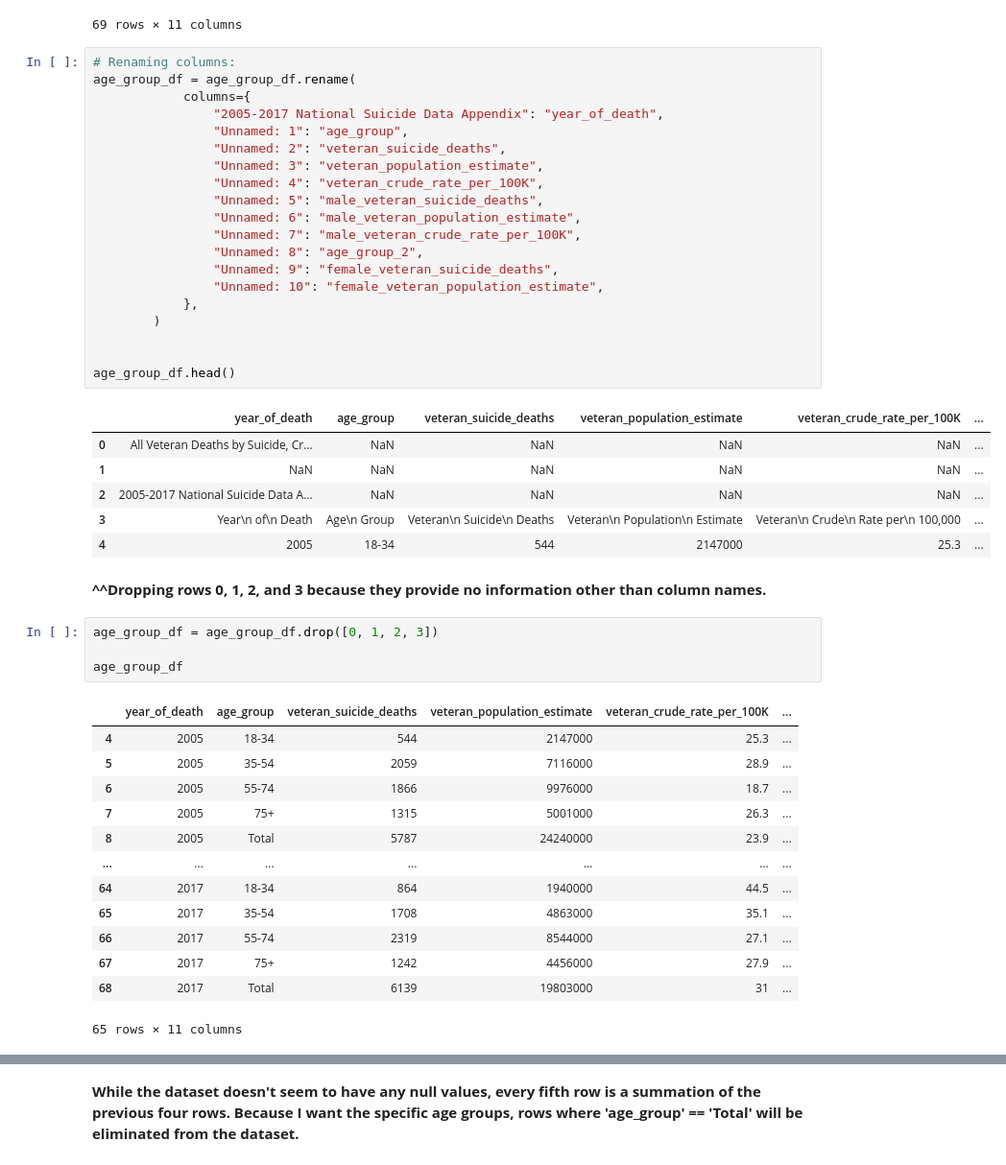
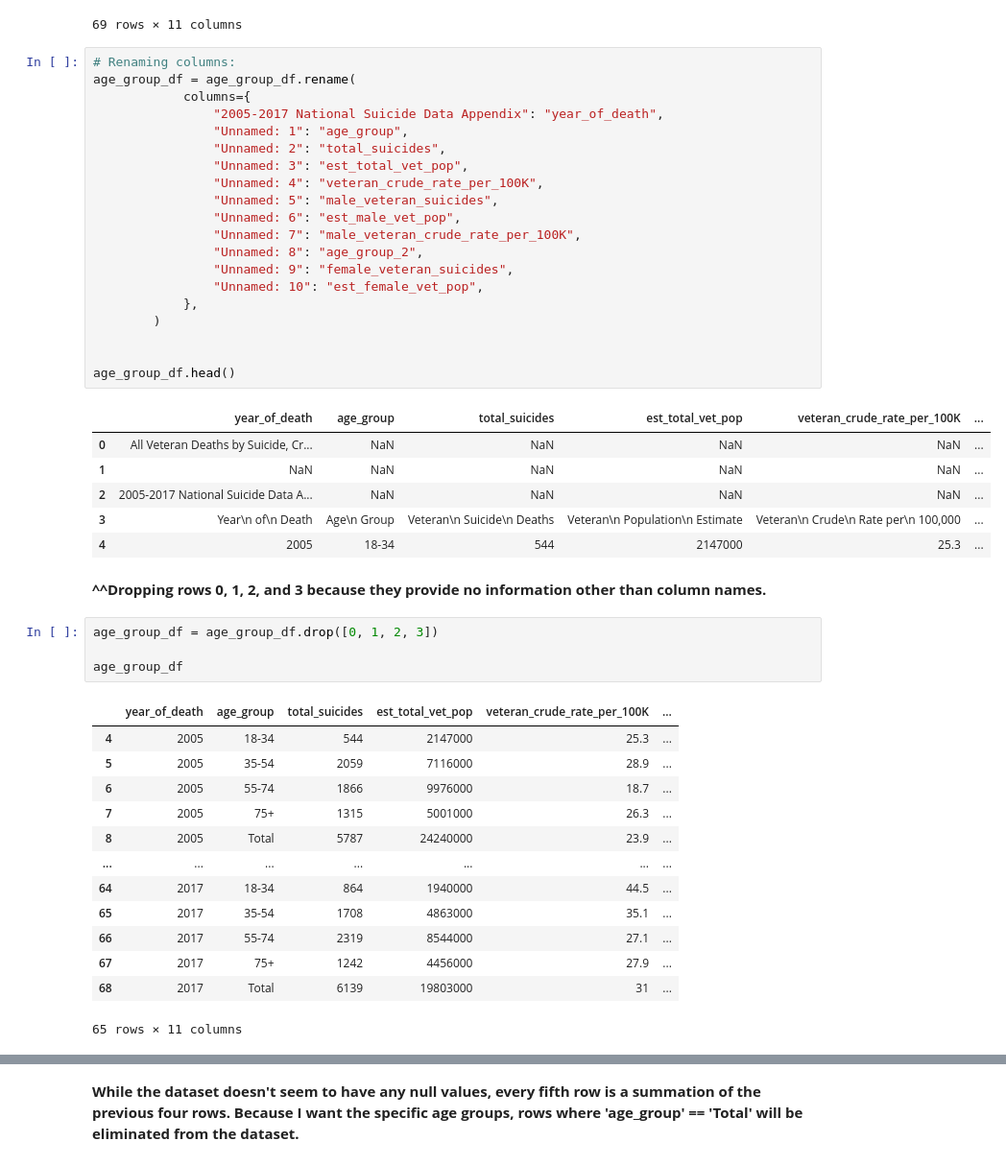
Before and after one commit to nickjoseph210/Soldier_Suicide_Prevention, a Jupyter notebook: prevention_acquire_scratch.ipynb, the cells around one changed output, grey strips where cells are left out. Shown at 96% size. Saved outputs shown, nothing was run; the diff lists cells and outputs as text.

```diff
--- a/prevention_acquire_scratch.ipynb
+++ b/prevention_acquire_scratch.ipynb
@@ -402,25 +402,25 @@ This is the AgeGroup DataFrame
 # %%
 # Renaming columns:
 age_group_df = age_group_df.rename(
             columns={
                 "2005-2017 National Suicide Data Appendix": "year_of_death",
                 "Unnamed: 1": "age_group",
-                "Unnamed: 2": "veteran_suicide_deaths",
-                "Unnamed: 3": "veteran_population_estimate",
+                "Unnamed: 2": "total_suicides",
+                "Unnamed: 3": "est_total_vet_pop",
                 "Unnamed: 4": "veteran_crude_rate_per_100K",
-                "Unnamed: 5": "male_veteran_suicide_deaths",
-                "Unnamed: 6": "male_veteran_population_estimate",
+                "Unnamed: 5": "male_veteran_suicides",
+                "Unnamed: 6": "est_male_vet_pop",
                 "Unnamed: 7": "male_veteran_crude_rate_per_100K",
                 "Unnamed: 8": "age_group_2",
-                "Unnamed: 9": "female_veteran_suicide_deaths",
-                "Unnamed: 10": "female_veteran_population_estimate",
+                "Unnamed: 9": "female_veteran_suicides",
+                "Unnamed: 10": "est_female_vet_pop",
             },
         )
 
 
 age_group_df.head()
 # %% [output]
-|  | year_of_death | age_group | veteran_suicide_deaths | veteran_population_estimate | veteran_crude_rate_per_100K | ... |
+|  | year_of_death | age_group | total_suicides | est_total_vet_pop | veteran_crude_rate_per_100K | ... |
 | 0 | All Veteran Deaths by Suicide, Cr... | NaN | NaN | NaN | NaN | ... |
 | 1 | NaN | NaN | NaN | NaN | NaN | ... |
 | 2 | 2005-2017 National Suicide Data A... | NaN | NaN | NaN | NaN | ... |
@@ -433,7 +433,7 @@ age_group_df = age_group_df.drop([0, 1, 2, 3])
 
 age_group_df
 # %% [output]
-|  | year_of_death | age_group | veteran_suicide_deaths | veteran_population_estimate | veteran_crude_rate_per_100K | ... |
+|  | year_of_death | age_group | total_suicides | est_total_vet_pop | veteran_crude_rate_per_100K | ... |
 | 4 | 2005 | 18-34 | 544 | 2147000 | 25.3 | ... |
 | 5 | 2005 | 35-54 | 2059 | 7116000 | 28.9 | ... |
 | 6 | 2005 | 55-74 | 1866 | 9976000 | 18.7 | ... |
```
Also changed, not shown: parts of 34 cells of this notebook.
